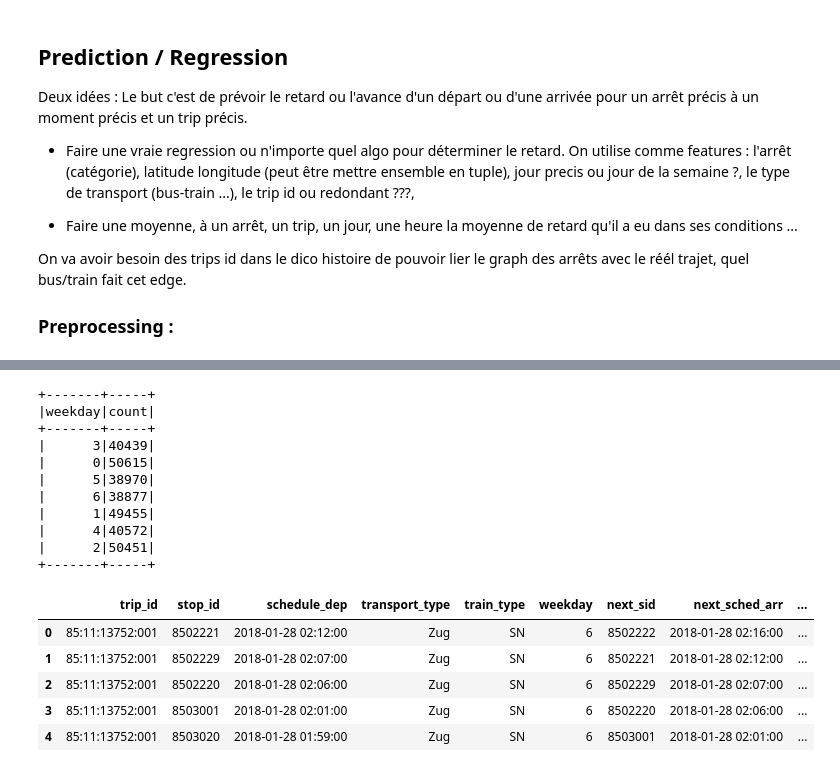
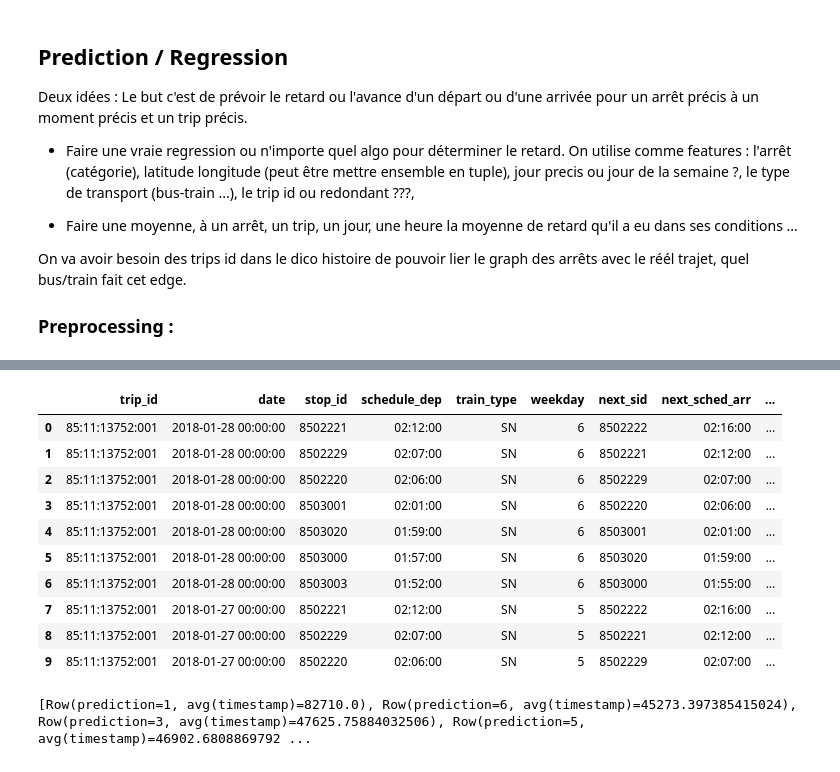
Before and after one commit to rbsteinm/Robust-Route-Planner, a Jupyter notebook: fouche-worksheet.ipynb, the cells around one changed output, grey strips where cells are left out. Drawn from its saved outputs; the diff is of its cells as text; code cells hidden in the pictures.

Commit message:
kmeans

```diff
--- a/fouche-worksheet.ipynb
+++ b/fouche-worksheet.ipynb
@@ -248,9 +324,12 @@ trips5 = trips4.drop('stop_type', 'next_type', 'is_valid', 'arr_forcast_status',
+# %%
+trips5 = trips5.withColumn('schedule_dep', keep_time(trips4.schedule_dep))
+trips5 = trips5.withColumn('next_sched_arr', keep_time(trips4.next_sched_arr))
+trips5 = trips5.withColumn('next_real_arrival', keep_time(trips4.next_real_arrival))
 # %%
 @functions.udf
 def create_interval(date):
     # rush_hour = 6/9 17/19 = 0
     # not_rush_hour = 0/6 9/17 19/24  = 1
-    date = date.split(' ')[1]
     if (date >= '06:00:00' and date <= '09:00:00') or (date >= '17:00:00' and date <= '19:00:00'):
         return 0
     else:
@@ -258,8 +337,8 @@ def create_interval(date):
 # %%
 # We compute the arrival delay of each stop station
 df3 = trips5.withColumn("delay_arrival",
-                     functions.unix_timestamp('next_real_arrival', 'yyyy-MM-dd HH:mm:ss') -
-                     functions.unix_timestamp('next_sched_arr', 'yyyy-MM-dd HH:mm:ss'))
+                     functions.unix_timestamp('next_real_arrival', 'HH:mm:ss') -
+                     functions.unix_timestamp('next_sched_arr', 'HH:mm:ss'))
 
 # We create time interval in order to differentiate rush hour and other time of the day
 # We have to try different combinations of interval time (that gave best prediction)
@@ -269,3 +348,5 @@ df3 = df3.withColumn('arrival_interval', create_interval(df3.next_sched_arr))
 arrival_df = df3.filter(df3.next_arr_forecast_status == "GESCHAETZT")
 # only time of train (Zug) was evaluated
 arrival_df = arrival_df.drop('next_arr_forecast_status', 'transport_type')
+
+arrival_df = arrival_df.filter(arrival_df['delay_arrival'] <= 600)
@@ -294,14 +352,0 @@ df3.groupby('weekday').count().show()
-# %%
-arrival_df.groupby('weekday').count().show()
-# %% [output]
-+-------+-----+
-|weekday|count|
-+-------+-----+
-|      3|40439|
-|      0|50615|
-|      5|38970|
-|      6|38877|
-|      1|49455|
-|      4|40572|
-|      2|50451|
-+-------+-----+
@@ -310,9 +353,14 @@ arrival_pd_df = arrival_df.toPandas()
-# %%
-arrival_pd_df.head()
-# %% [output]
-|  | trip_id | stop_id | schedule_dep | transport_type | train_type | weekday | next_sid | next_sched_arr | ... |
-| 0 | 85:11:13752:001 | 8502221 | 2018-01-28 02:12:00 | Zug | SN | 6 | 8502222 | 2018-01-28 02:16:00 | ... |
-| 1 | 85:11:13752:001 | 8502229 | 2018-01-28 02:07:00 | Zug | SN | 6 | 8502221 | 2018-01-28 02:12:00 | ... |
-| 2 | 85:11:13752:001 | 8502220 | 2018-01-28 02:06:00 | Zug | SN | 6 | 8502229 | 2018-01-28 02:07:00 | ... |
-| 3 | 85:11:13752:001 | 8503001 | 2018-01-28 02:01:00 | Zug | SN | 6 | 8502220 | 2018-01-28 02:06:00 | ... |
-| 4 | 85:11:13752:001 | 8503020 | 2018-01-28 01:59:00 | Zug | SN | 6 | 8503001 | 2018-01-28 02:01:00 | ... |
+# %%
+arrival_df.limit(10).toPandas()
+# %% [output]
+|  | trip_id | date | stop_id | schedule_dep | train_type | weekday | next_sid | next_sched_arr | ... |
+| 0 | 85:11:13752:001 | 2018-01-28 00:00:00 | 8502221 | 02:12:00 | SN | 6 | 8502222 | 02:16:00 | ... |
+| 1 | 85:11:13752:001 | 2018-01-28 00:00:00 | 8502229 | 02:07:00 | SN | 6 | 8502221 | 02:12:00 | ... |
+| 2 | 85:11:13752:001 | 2018-01-28 00:00:00 | 8502220 | 02:06:00 | SN | 6 | 8502229 | 02:07:00 | ... |
+| 3 | 85:11:13752:001 | 2018-01-28 00:00:00 | 8503001 | 02:01:00 | SN | 6 | 8502220 | 02:06:00 | ... |
+| 4 | 85:11:13752:001 | 2018-01-28 00:00:00 | 8503020 | 01:59:00 | SN | 6 | 8503001 | 02:01:00 | ... |
+| 5 | 85:11:13752:001 | 2018-01-28 00:00:00 | 8503000 | 01:57:00 | SN | 6 | 8503020 | 01:59:00 | ... |
+| 6 | 85:11:13752:001 | 2018-01-28 00:00:00 | 8503003 | 01:52:00 | SN | 6 | 8503000 | 01:55:00 | ... |
+| 7 | 85:11:13752:001 | 2018-01-27 00:00:00 | 8502221 | 02:12:00 | SN | 5 | 8502222 | 02:16:00 | ... |
+| 8 | 85:11:13752:001 | 2018-01-27 00:00:00 | 8502229 | 02:07:00 | SN | 5 | 8502221 | 02:12:00 | ... |
+| 9 | 85:11:13752:001 | 2018-01-27 00:00:00 | 8502220 | 02:06:00 | SN | 5 | 8502229 | 02:07:00 | ... |
@@ -318,0 +389,5 @@ arrival_pd_df.head()
+# %%
+mean_ = kmeans_df.groupBy('prediction').mean('timestamp').collect()
+print(mean_)
+# %% [output]
+[Row(prediction=1, avg(timestamp)=82710.0), Row(prediction=6, avg(timestamp)=45273.397385415024), Row(prediction=3, avg(timestamp)=47625.75884032506), Row(prediction=5, avg(timestamp)=46902.6808869792 ...
```
Also changed, not shown: parts of 25 cells of this notebook, 1 other file.
